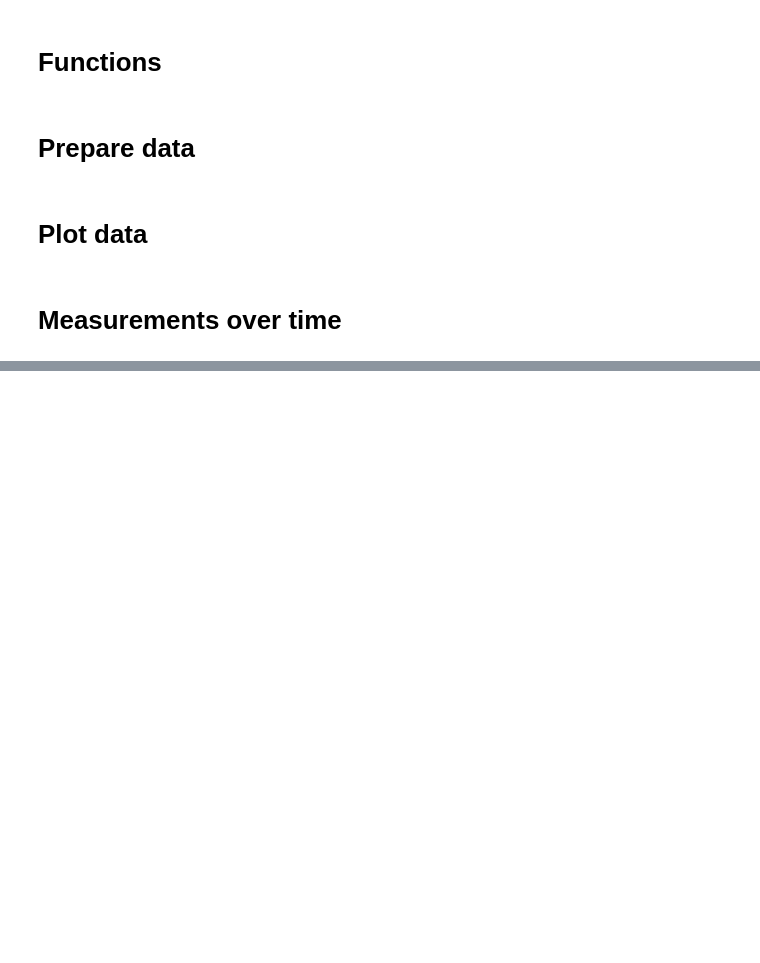
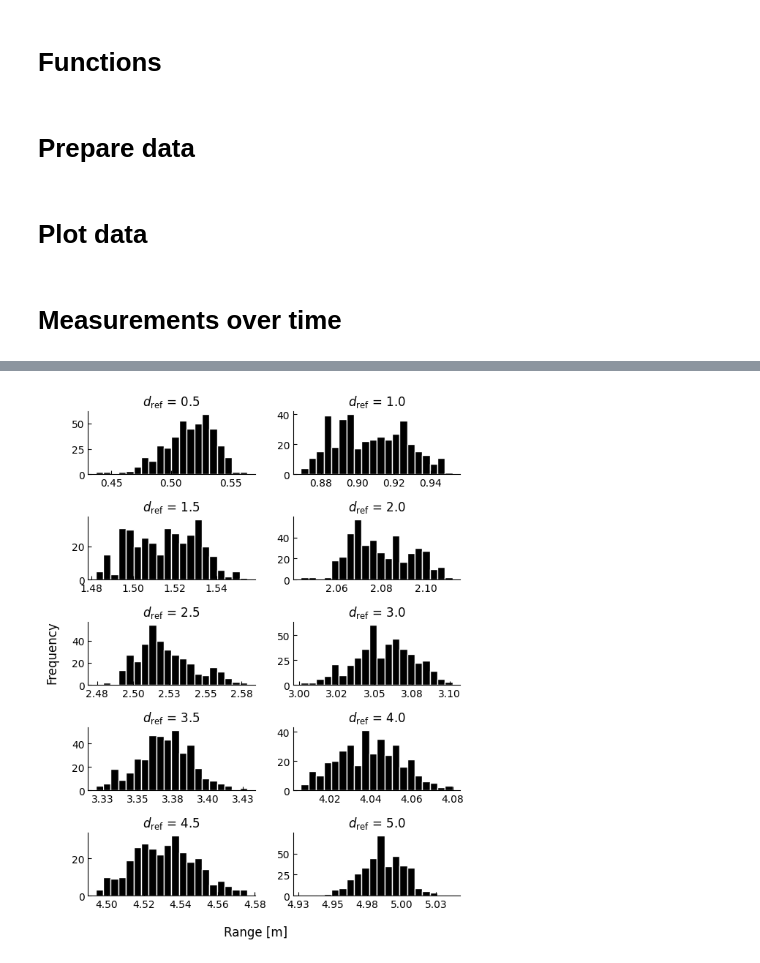
Before and after one commit to MarcusLariJ/UWB_Rasberry, a Jupyter notebook: Data/twr_reader.ipynb, the cells around one changed output, grey strips where cells are left out. Drawn from its saved outputs; the diff is of its cells as text; code cells hidden in the pictures; blank space fills up the shorter version.

```diff
--- a/Data/twr_reader.ipynb
+++ b/Data/twr_reader.ipynb
@@ -125,3 +120,33 @@ plt.grid()
+# %%
+# Generate histograms
+hist_data = [None]*log_num
+for i in range(log_num):
+    temp_data = np.array(dist_meas[i])/1000
+    hist_data[i] = np.histogram(temp_data, bins=20)
+
+fig, axs = plt.subplots(5, 2, figsize=(6, 8))
+
+numbers = [0.5, 1.0, 1.5, 2.0, 2.5, 3.0, 3.5, 4.0, 4.5, 5.0]
+
+for i in range(log_num):
+    ax = axs.flatten()[i]
+    counts, bins = hist_data[i]
+    ax.hist(bins[:-1], bins, weights=counts, facecolor='black', edgecolor='white')
+    #ax.axvline(x=numbers[i], color='red', linestyle='--', linewidth=1)
+
+    #start, end = ax.get_xlim()
+    #ax.set_xticks(np.arange(np.floor(start * 20) / 20, np.ceil(end * 20) / 20 + 0.001, 0.05))
+    ax.xaxis.set_major_formatter(ticker.FormatStrFormatter('%.2f'))
+
+    ax.set_title('$d_\mathrm{ref}$ = ' + str(numbers[i]))
+    ax.spines[['right', 'top']].set_visible(False)
+    ax.tick_params(direction='in', which='both')
+
+fig.supxlabel('Range [m]')
+fig.supylabel('Frequency')
+fig.tight_layout(rect=[0, 0, 1, 0.96])
+# %% [output]
+[figure, added]
 # %%
 names = ['0.5m', '1m', '1.5m', '2m', '2.5m', '3m', '3.5m', '4m', '4.5m', '5m']
 
```
Also changed, not shown: parts of 5 cells of this notebook, 4 other files.
